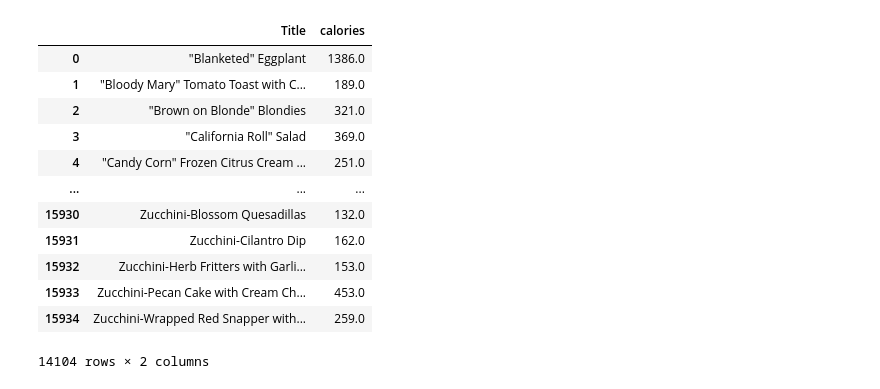
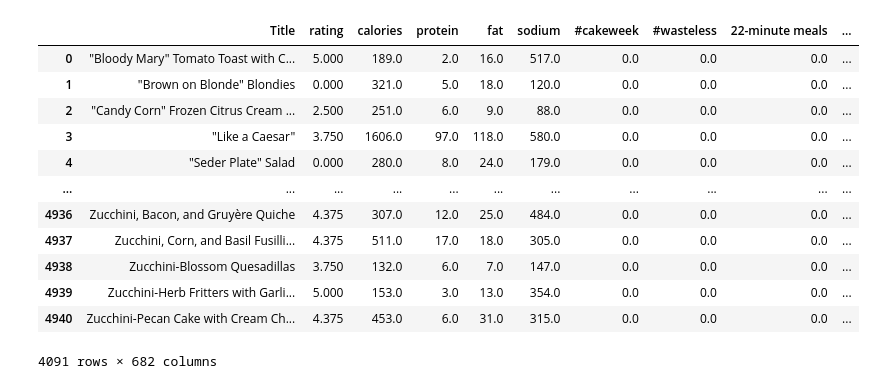
Before and after one commit to Brandonnl/Calorie-Estimator, a Jupyter notebook: createrecipejoin.ipynb, the cells around one changed output. Saved outputs shown, nothing was run; the diff lists cells and outputs as text; code cells hidden in the pictures.

Commit message:
training data

```diff
--- a/createrecipejoin.ipynb
+++ b/createrecipejoin.ipynb
@@ -2,25 +2,28 @@
 import pandas as pd
 # %%
 recipes_with_cals = pd.read_csv('data/recipecalories.csv')
-recipes = pd.read_csv('data/food.csv')
+recipes = pd.read_csv('data/parsedfood.csv')
+recipes_with_cals = recipes_with_cals.rename(columns={'title':'Title'})
+recipes_with_cals['Title'] = recipes_with_cals['Title'].map(lambda x : x[:-1])
 # %%
-recipes_with_cals = recipes_with_cals.rename(columns={'title':'Title'})
 joined = recipes_with_cals.set_index("Title").join(recipes.set_index("Title"))
-joined = joined.dropna(subset=['calories']).reset_index().drop_duplicates(['Title'])
-display(joined[['Title', 'calories']])
+#joined = pd.merge(recipes_with_cals, recipes, how="left", on=['Title'])
+joined = joined.dropna(subset=['calories', 'parsed_ingredients']).reset_index().drop_duplicates(['Title'])
+#display(joined[['Title', 'parsed_ingredients','calories']])
+display(joined)
 # %% [output]
-|  | Title | calories |
-| 0 | "Blanketed" Eggplant | 1386.0 |
-| 1 | "Bloody Mary" Tomato Toast with C... | 189.0 |
-| 2 | "Brown on Blonde" Blondies | 321.0 |
-| 3 | "California Roll" Salad | 369.0 |
-| 4 | "Candy Corn" Frozen Citrus Cream ... | 251.0 |
-| ... | ... | ... |
-| 15930 | Zucchini-Blossom Quesadillas | 132.0 |
-| 15931 | Zucchini-Cilantro Dip | 162.0 |
-| 15932 | Zucchini-Herb Fritters with Garli... | 153.0 |
-| 15933 | Zucchini-Pecan Cake with Cream Ch... | 453.0 |
-| 15934 | Zucchini-Wrapped Red Snapper with... | 259.0 |
+|  | Title | rating | calories | protein | fat | sodium | #cakeweek | #wasteless | 22-minute meals | ... |
+| 0 | "Bloody Mary" Tomato Toast with C... | 5.000 | 189.0 | 2.0 | 16.0 | 517.0 | 0.0 | 0.0 | 0.0 | ... |
+| 1 | "Brown on Blonde" Blondies | 0.000 | 321.0 | 5.0 | 18.0 | 120.0 | 0.0 | 0.0 | 0.0 | ... |
+| 2 | "Candy Corn" Frozen Citrus Cream ... | 2.500 | 251.0 | 6.0 | 9.0 | 88.0 | 0.0 | 0.0 | 0.0 | ... |
+| 3 | "Like a Caesar" | 3.750 | 1606.0 | 97.0 | 118.0 | 580.0 | 0.0 | 0.0 | 0.0 | ... |
+| 4 | "Seder Plate" Salad | 0.000 | 280.0 | 8.0 | 24.0 | 179.0 | 0.0 | 0.0 | 0.0 | ... |
+| ... | ... | ... | ... | ... | ... | ... | ... | ... | ... | ... |
+| 4936 | Zucchini, Bacon, and Gruyère Quiche | 4.375 | 307.0 | 12.0 | 25.0 | 484.0 | 0.0 | 0.0 | 0.0 | ... |
+| 4937 | Zucchini, Corn, and Basil Fusilli... | 4.375 | 511.0 | 17.0 | 18.0 | 305.0 | 0.0 | 0.0 | 0.0 | ... |
+| 4938 | Zucchini-Blossom Quesadillas | 3.750 | 132.0 | 6.0 | 7.0 | 147.0 | 0.0 | 0.0 | 0.0 | ... |
+| 4939 | Zucchini-Herb Fritters with Garli... | 5.000 | 153.0 | 3.0 | 13.0 | 354.0 | 0.0 | 0.0 | 0.0 | ... |
+| 4940 | Zucchini-Pecan Cake with Cream Ch... | 4.375 | 453.0 | 6.0 | 31.0 | 315.0 | 0.0 | 0.0 | 0.0 | ... |
-14104 rows × 2 columns
+4091 rows × 682 columns
 # %%
 joined.to_csv('data/usefulrecipecalories.csv')
```
Also changed, not shown: parts of 1 cell of this notebook, 6 other files.
